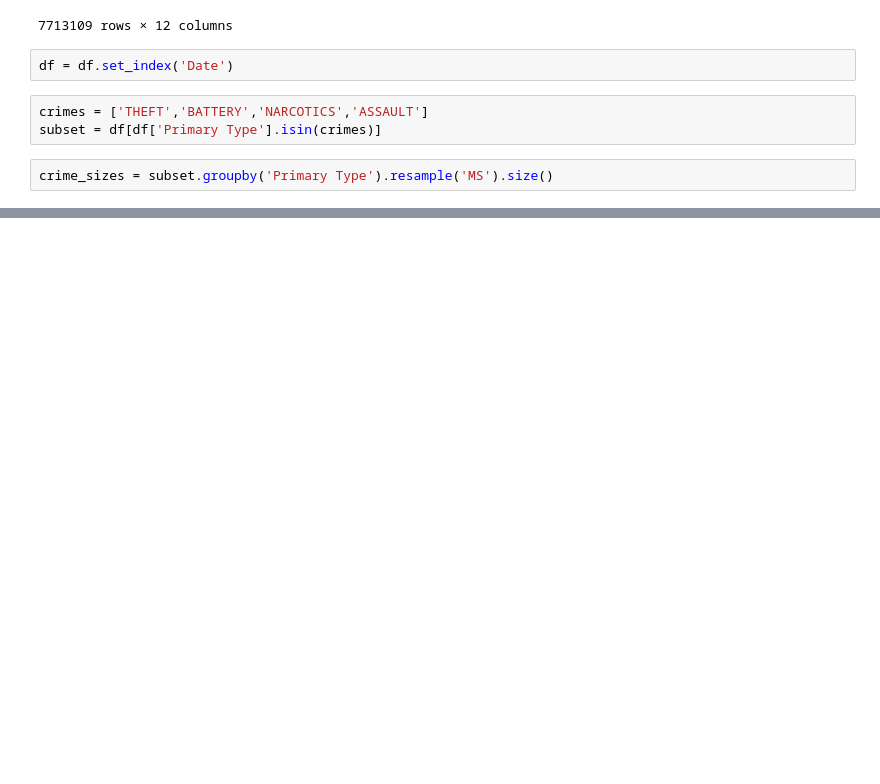
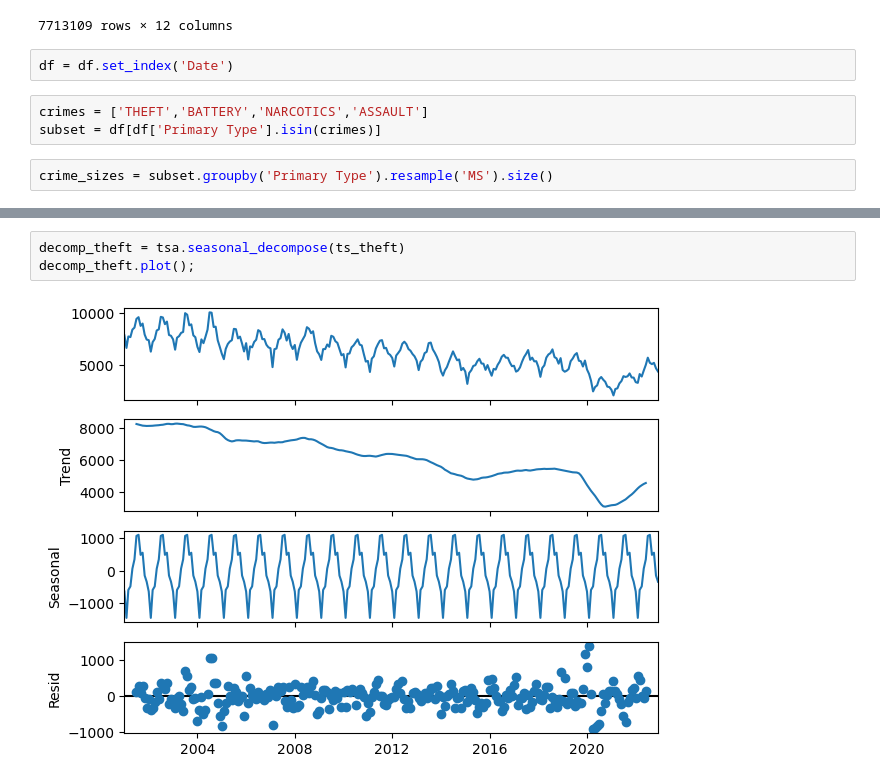
Before and after one commit to Mrammoss/Chicago-Data, a Jupyter notebook: Crime-Data-2.ipynb, the cells around one changed output, grey strips where cells are left out. Drawn from its saved outputs; the diff is of its cells as text; blank space fills up the shorter version.

```diff
--- a/Crime-Data-2.ipynb
+++ b/Crime-Data-2.ipynb
@@ -172,0 +181,5 @@ crime_sizes.loc['ASSAULT'].plot();
+# %%
+decomp_theft = tsa.seasonal_decompose(ts_theft)
+decomp_theft.plot();
+# %% [output]
+[figure, added]
```
Also changed, not shown: parts of 12 cells of this notebook.
